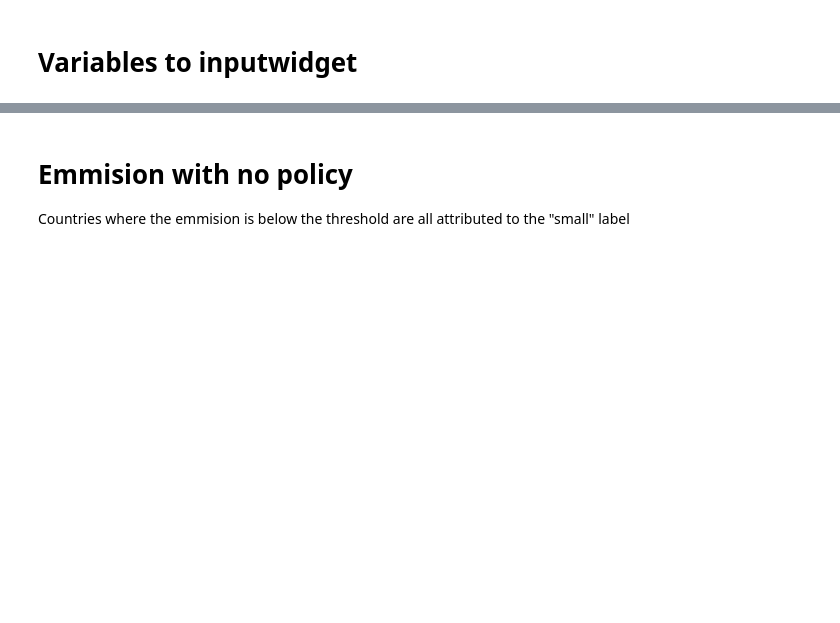
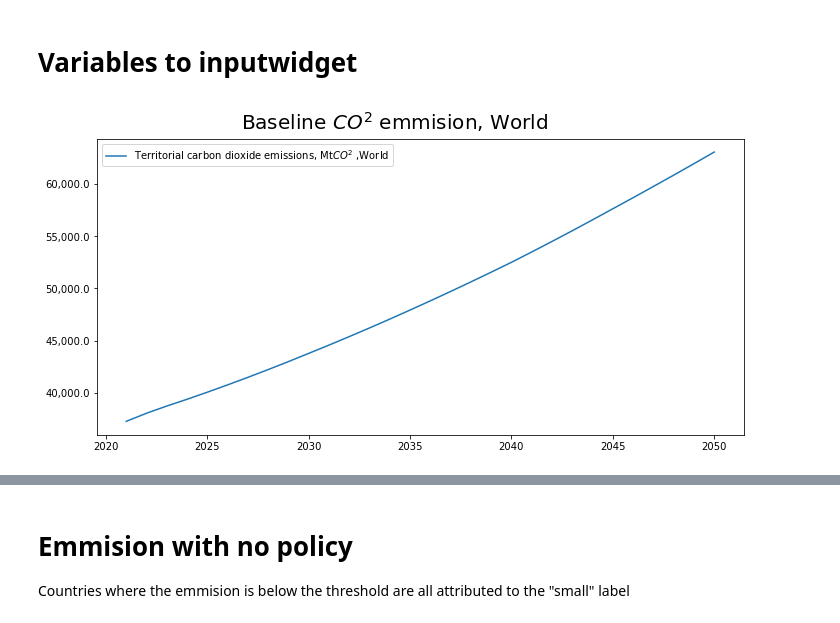
Before and after one commit to IbHansen/UNESCAP-Asia, a Jupyter notebook: Asia/Asia iinject.ipynb, the cells around one changed output, grey strips where cells are left out. Saved outputs shown, nothing was run; the diff lists cells and outputs as text; code cells hidden in the pictures; blank space fills up the shorter version.

```diff
--- a/Asia/Asia iinject.ipynb
+++ b/Asia/Asia iinject.ipynb
@@ -61,4 +112,6 @@ slidedef_countries = {masia.iso_dict.get(country,country)+', Extra' :
 
 slidedef = {**slidedef_allasean,**slidedef_allrest,**slidedef_countries}
 # %%
-masia['wld_co2'].rename().plot(colrow=1,title='Baseline $CO^2$ emmision',top=0.9,ysize=5);
+masia['wld_co2'].rename().plot(colrow=1,title='Baseline $CO^2$ emmision, World',top=0.9,ysize=5);
+# %% [output]
+[figure, added]
```
Also changed, not shown: parts of 42 cells of this notebook, 1 other file.
